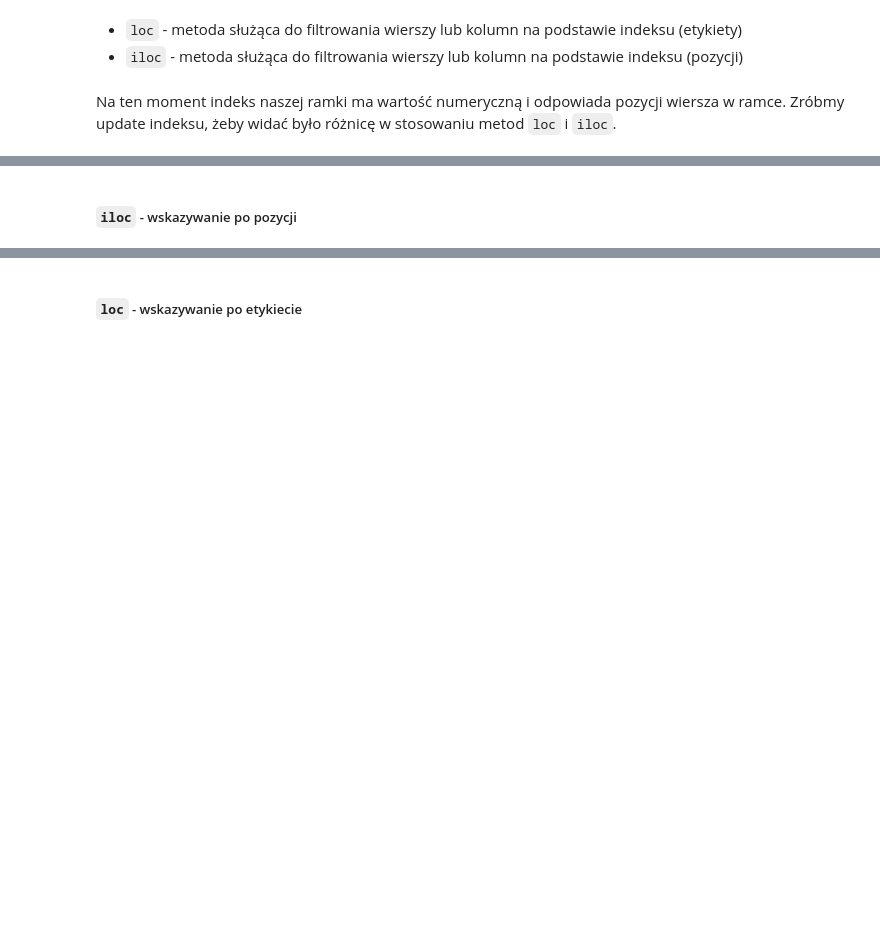
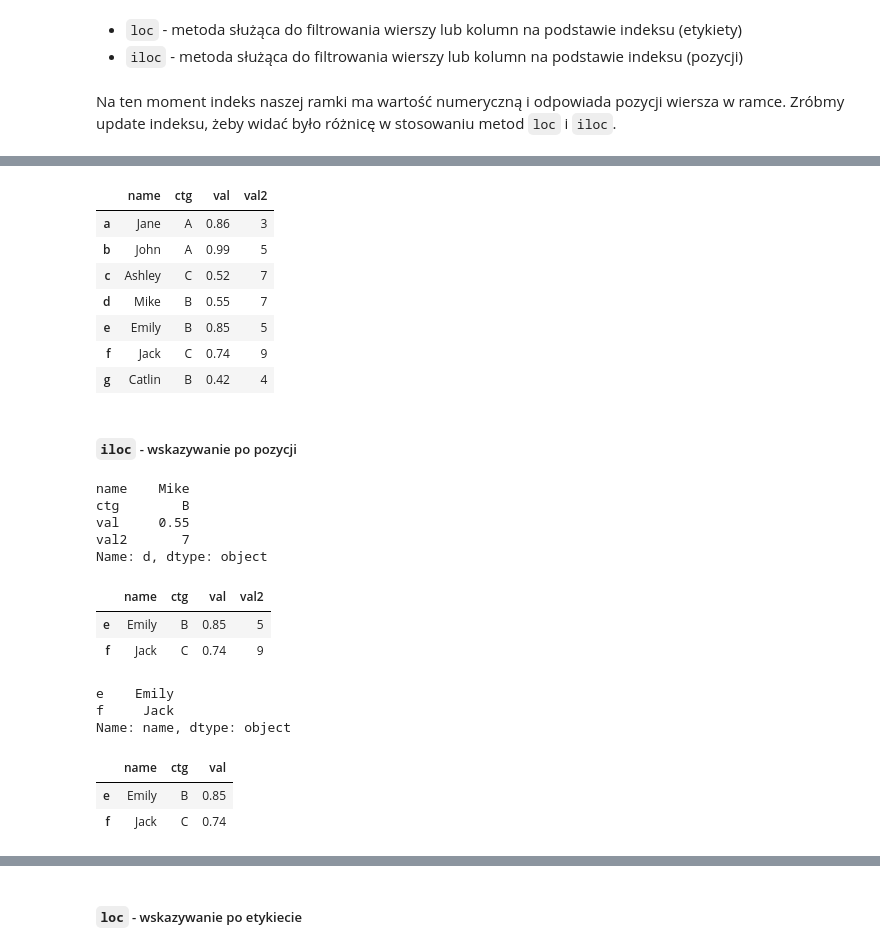
Before and after one commit to krzpiszcz/pandas_14_09_2024, a Jupyter notebook: 04 filtrowanie.ipynb, the cells around one changed output, grey strips where cells are left out. Saved outputs shown, nothing was run; the diff lists cells and outputs as text; code cells hidden in the pictures; blank space fills up the shorter version.

```diff
--- a/04 filtrowanie.ipynb
+++ b/04 filtrowanie.ipynb
@@ -158,18 +393,46 @@ df
 # %%
-...
+df.index = ["a", "b", "c", "d", "e", "f", "g"]
+df
+# %% [output]
+|  | name | ctg | val | val2 |
+| a | Jane | A | 0.86 | 3 |
+| b | John | A | 0.99 | 5 |
+| c | Ashley | C | 0.52 | 7 |
+| d | Mike | B | 0.55 | 7 |
+| e | Emily | B | 0.85 | 5 |
+| f | Jack | C | 0.74 | 9 |
+| g | Catlin | B | 0.42 | 4 |
 # %% [markdown]
 ##### `iloc` - wskazywanie po pozycji
 # %%
 # czwarty wiersz (indeks 3)
-...
+df.iloc[3]
+# %% [output]
+name    Mike
+ctg        B
+val     0.55
+val2       7
+Name: d, dtype: object
 # %%
 # wiersze od czwartego do szóstego (bez szóstego)
-...
+df.iloc[4:6]
+# %% [output]
+|  | name | ctg | val | val2 |
+| e | Emily | B | 0.85 | 5 |
+| f | Jack | C | 0.74 | 9 |
 # %%
 # wiersze od czwartego do szóstego, pierwsza kolumna
-...
+df.iloc[4:6, 0]
+# %% [output]
+e    Emily
+f     Jack
+Name: name, dtype: object
 # %%
 # wiersze od czwartego do szóstego, kolumna od pierwszej do trzeciej
-...
+df.iloc[4:6, 0:3]
+# %% [output]
+|  | name | ctg | val |
+| e | Emily | B | 0.85 |
+| f | Jack | C | 0.74 |
 # %%
 # wierze od czwartego do szóstego, wszystkie kolumny
```
Also changed, not shown: parts of 42 cells of this notebook.
